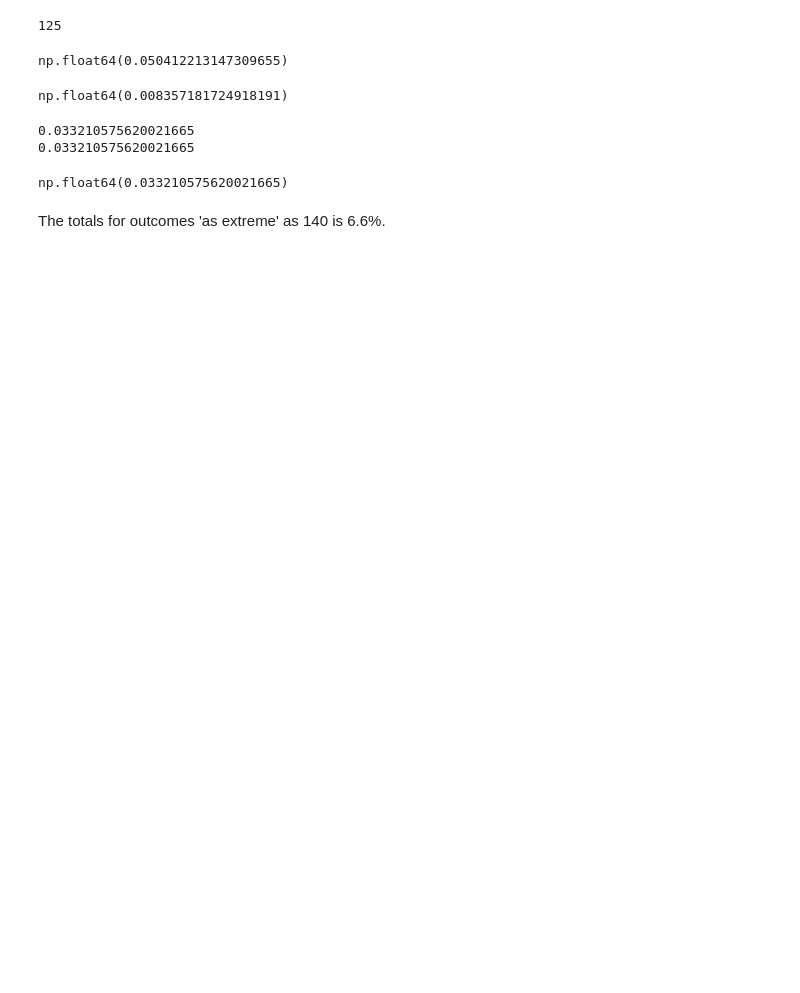
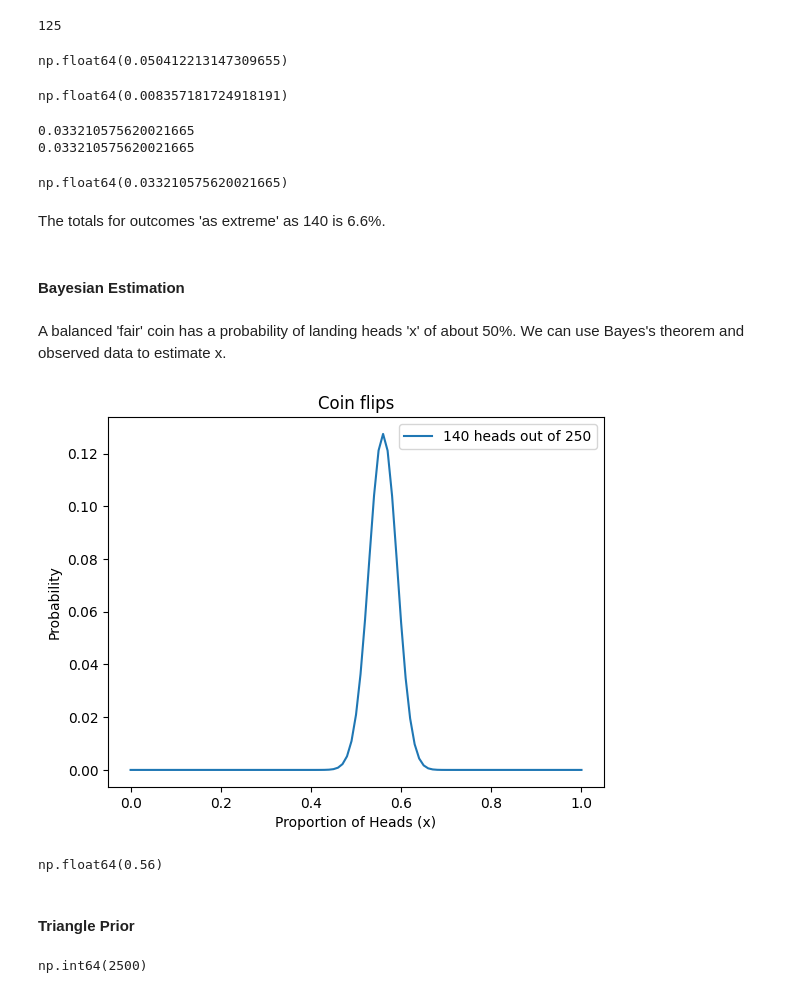
Before and after one commit to coletlacroix/math, a Jupyter notebook: 00.10_Think_Bayes_Downey/4_estimating_proportions.ipynb, the cells around one changed output. Saved outputs shown, nothing was run; the diff lists cells and outputs as text; code cells hidden in the pictures; blank space fills up the shorter version.

```diff
--- a/00.10_Think_Bayes_Downey/4_estimating_proportions.ipynb
+++ b/00.10_Think_Bayes_Downey/4_estimating_proportions.ipynb
@@ -101,3 +101,56 @@ pmf_k.prob_le(110)
 np.float64(0.033210575620021665)
 # %% [markdown]
 The totals for outcomes 'as extreme' as 140 is 6.6%.
+# %% [markdown]
+#### Bayesian Estimation
+# %% [markdown]
+A balanced 'fair' coin has a probability of landing heads 'x' of about 50%. We can use Bayes's theorem and observed data to estimate x.
+# %%
+hypos = np.linspace(0,1,101)
+prior = Pmf(1, hypos)
+
+likelihood_heads = hypos
+likelihood_tails = 1 - hypos
+
+likelihood = {
+    'H': likelihood_heads,
+    'T': likelihood_tails
+}
+
+dataset = 'H' * 140 + 'T' * 110
+
+def update_euro(pmf, dataset):
+    for data in dataset:
+        pmf*= likelihood[data]
+
+        pmf. normalize()
+# %%
+posterior = prior.copy()
+update_euro(posterior, dataset)
+
+posterior.plot(label='140 heads out of 250')
+plt.xlabel('Proportion of Heads (x)')
+plt.ylabel('Probability')
+plt.title('Coin flips')
+plt.legend()
+plt.show()
+# %% [output]
+[figure, added]
+# %%
+posterior.max_prob()
+# %% [output]
+np.float64(0.56)
+# %% [markdown]
+#### Triangle Prior
+# %%
+# We've been using a uniform prior. Let's try a triangle prior.
+
+ramp_up = np.arange(50)
+ramp_down = np.arange(50, -1, -1)
+
+a = np.append(ramp_up, ramp_down)
+
+triangle = Pmf(a, hypos, name = 'triangle')
+triangle.normalize()
+# %% [output]
+np.int64(2500)
```
Also changed, not shown: parts of 4 cells of this notebook, 1 other file.
